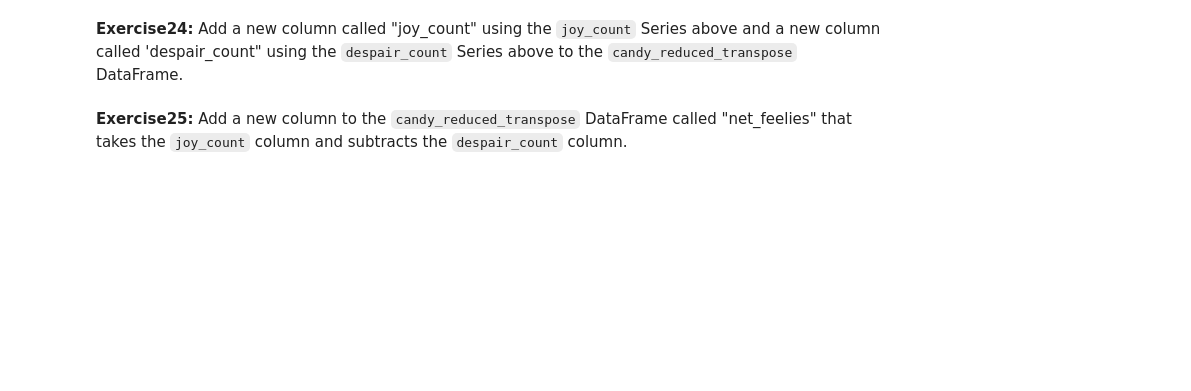
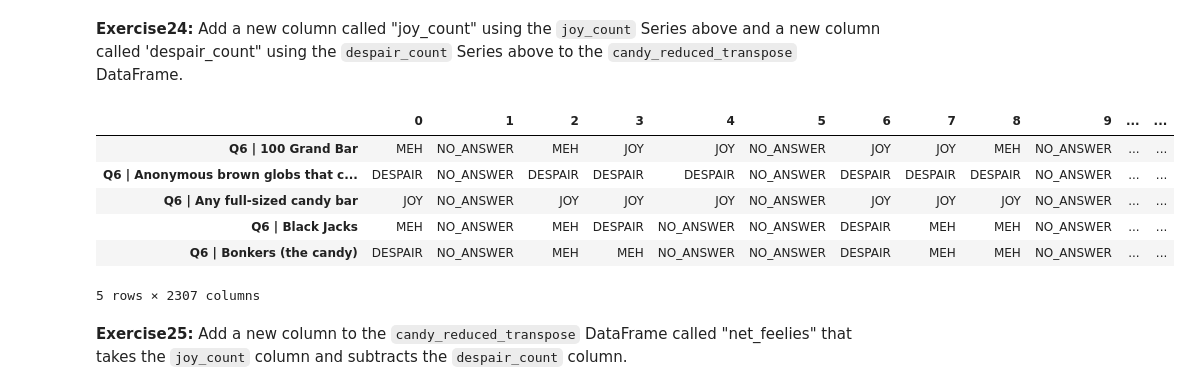
Before and after one commit to ben-sylve/mds-625, a Jupyter notebook: halloween_candy.ipynb, the cells around one changed output. Cells and saved outputs as stored; diff of their text form; code cells hidden in the pictures; blank space fills up the shorter version.

```diff
--- a/halloween_candy.ipynb
+++ b/halloween_candy.ipynb
@@ -635,0 +719,4 @@ Next, we will create two Series, one with JOY counts and one with DESPAIR counts
+# %%
+# Create joy series
+joy_count = (candy_reduced == 'JOY').sum()
+joy_count
@@ -639,0 +738,4 @@ Next, we will create two Series, one with JOY counts and one with DESPAIR counts
+# %%
+# Despair series
+despair_count = (candy_reduced == 'DESPAIR').sum()
+despair_count
@@ -648,2 +770,14 @@ Next, we will create two Series, one with JOY counts and one with DESPAIR counts
+# %%
+candy_reduced_transpose['joy_count'] = joy_count
+candy_reduced_transpose['despair_count'] = despair_count
+candy_reduced_transpose.head()
+# %% [output]
+|  | 0 | 1 | 2 | 3 | 4 | 5 | 6 | 7 | 8 | 9 | ... | ... |
+| Q6 | 100 Grand Bar | MEH | NO_ANSWER | MEH | JOY | JOY | NO_ANSWER | JOY | JOY | MEH | NO_ANSWER | ... | ... |
+| Q6 | Anonymous brown globs that c... | DESPAIR | NO_ANSWER | DESPAIR | DESPAIR | DESPAIR | NO_ANSWER | DESPAIR | DESPAIR | DESPAIR | NO_ANSWER | ... | ... |
+| Q6 | Any full-sized candy bar | JOY | NO_ANSWER | JOY | JOY | JOY | NO_ANSWER | JOY | JOY | JOY | NO_ANSWER | ... | ... |
+| Q6 | Black Jacks | MEH | NO_ANSWER | MEH | DESPAIR | NO_ANSWER | NO_ANSWER | DESPAIR | MEH | MEH | NO_ANSWER | ... | ... |
+| Q6 | Bonkers (the candy) | DESPAIR | NO_ANSWER | MEH | MEH | NO_ANSWER | NO_ANSWER | DESPAIR | MEH | MEH | NO_ANSWER | ... | ... |
+5 rows × 2307 columns
 # %% [markdown]
 **Exercise25:** Add a new column to the `candy_reduced_transpose` DataFrame called "net_feelies" that takes the `joy_count` column and subtracts the `despair_count` column.
```
Also changed, not shown: parts of 27 cells of this notebook.
